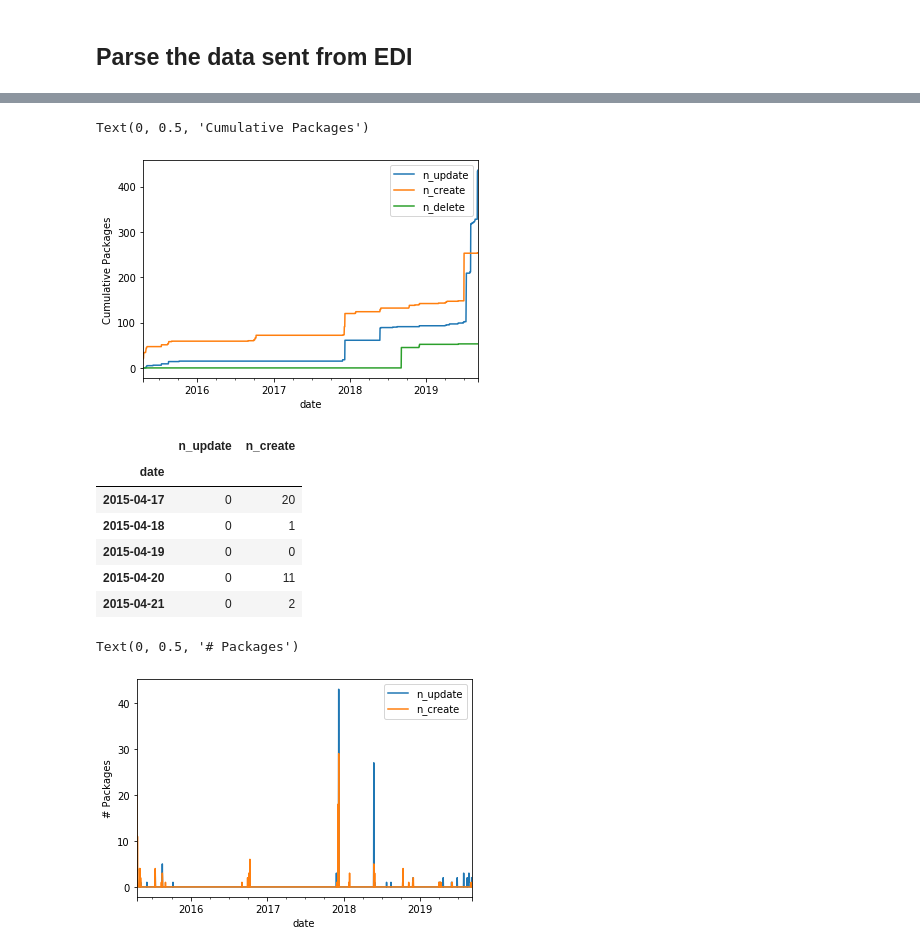
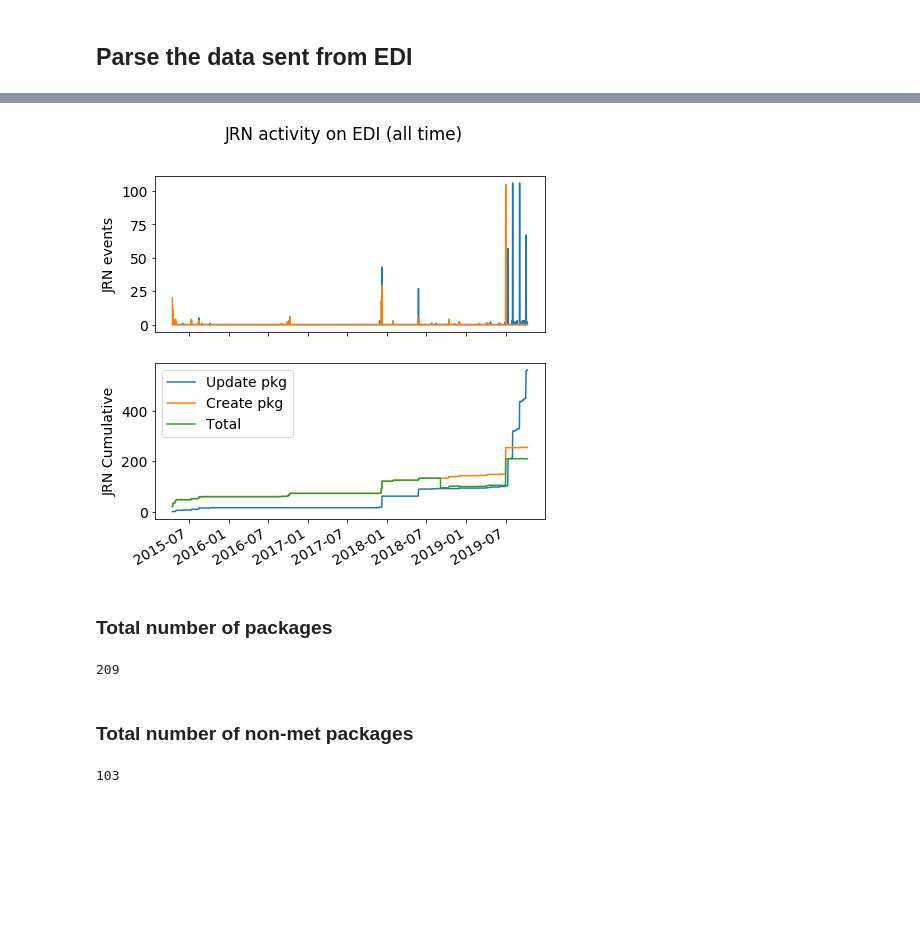
Before and after one commit to jornada-im/diagnostics, a Jupyter notebook: JRN-EDI-diagnostics.ipynb, the cells around one changed output, grey strips where cells are left out. Drawn from its saved outputs; the diff is of its cells as text; code cells hidden in the pictures; blank space fills up the shorter version.

```diff
--- a/JRN-EDI-diagnostics.ipynb
+++ b/JRN-EDI-diagnostics.ipynb
@@ -195,6 +224,0 @@ Text(0, 0.5, '# Packages')
-# %%
-dailyEDI.cumsum().plot()
-plt.ylabel('Cumulative Packages')
-# %% [output]
-Text(0, 0.5, 'Cumulative Packages')
-[figure, removed]
@@ -201,17 +234,37 @@ Text(0, 0.5, 'Cumulative Packages')
+# %%
+# Get a datestamp for saving figures
+import datetime
+now = datetime.datetime.now().strftime("%Y%m%d")
+# %%
+# All time plot:
+fig, ax = plt.subplots(nrows=2, ncols=1, figsize=(7, 7), sharex=True)
+
+ax[0].plot(dEDI.index, dEDI.n_update, label='Update pkg')
+ax[0].plot(dEDI.index, dEDI.n_create, label='Create pkg')
+ax[0].set_ylabel('JRN events')
+
+ax[1].plot(dEDI.index, dEDI.n_update.cumsum(), label='Update pkg')
+ax[1].plot(dEDI.index, dEDI.n_create.cumsum(), label='Create pkg')
+ax[1].plot(dEDI.index, dEDI.n_tot.cumsum(), label='Total')
+
+plt.ylabel('JRN Cumulative')
+fig.autofmt_xdate()
+plt.suptitle('JRN activity on EDI (all time)')
+plt.legend()
+
+import os
+fig.savefig(os.path.expanduser("~/Desktop/JRN_EDI_all_{0}.png".format(now)), dpi=150)
+# %% [output]
+[figure, added]
+# %% [markdown]
+### Total number of packages
+# %%
+dEDI.n_tot.sum()
+# %% [output]
+209
+# %% [markdown]
+### Total number of non-met packages
 # %%
-dailyEDI_nomet = df.loc[df.studyid!='437',['n_update', 'n_create']].resample('D').sum()
-dailyEDI_nomet.head()
+df.loc[df.studyid!='437',['n_update', 'n_create', 'n_tot']].resample('D').sum().n_tot.sum()
 # %% [output]
-|  | n_update | n_create |
-| date |  |  |
-| 2015-04-17 | 0 | 20 |
-| 2015-04-18 | 0 | 1 |
-| 2015-04-19 | 0 | 0 |
-| 2015-04-20 | 0 | 11 |
-| 2015-04-21 | 0 | 2 |
+103
-# %%
-dailyEDI_nomet.plot()
-plt.ylabel('# Packages')
-# %% [output]
-Text(0, 0.5, '# Packages')
-[figure, removed]
```
Also changed, not shown: parts of 24 cells of this notebook.
